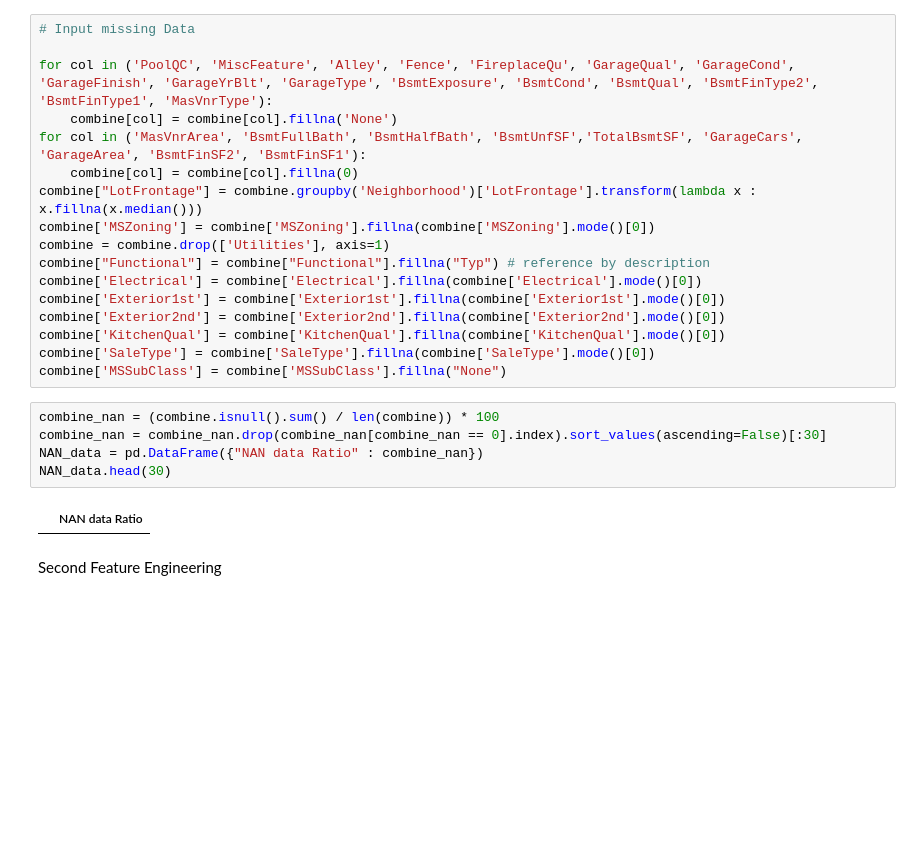
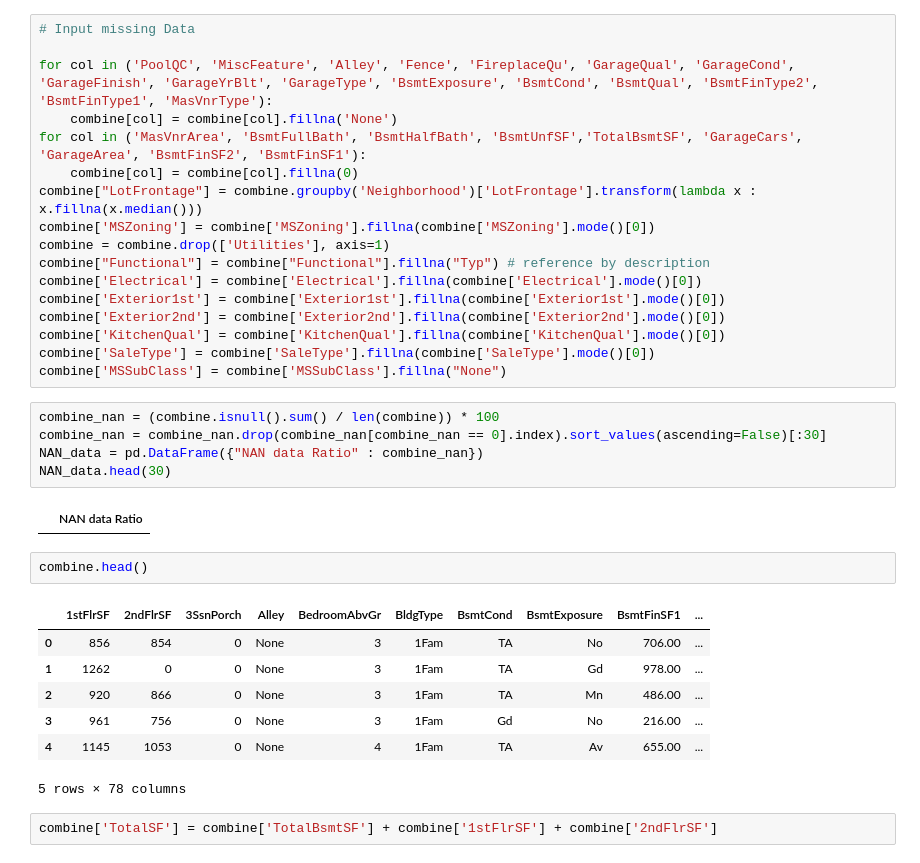
Before and after one commit to daehanchoi-dev/kaggle-HousePrice, a Jupyter notebook: HousePrice.ipynb, the cells around one changed output. Cells and saved outputs as stored; diff of their text form; blank space fills up the shorter version.

```diff
--- a/HousePrice.ipynb
+++ b/HousePrice.ipynb
@@ -252,5 +297,15 @@ NAN_data = pd.DataFrame({"NAN data Ratio" : combine_nan})
 NAN_data.head(30)
 # %% [output]
 |  | NAN data Ratio |
-# %% [markdown]
-Second Feature Engineering
+# %%
+combine.head()
+# %% [output]
+|  | 1stFlrSF | 2ndFlrSF | 3SsnPorch | Alley | BedroomAbvGr | BldgType | BsmtCond | BsmtExposure | BsmtFinSF1 | ... |
+| 0 | 856 | 854 | 0 | None | 3 | 1Fam | TA | No | 706.00 | ... |
+| 1 | 1262 | 0 | 0 | None | 3 | 1Fam | TA | Gd | 978.00 | ... |
+| 2 | 920 | 866 | 0 | None | 3 | 1Fam | TA | Mn | 486.00 | ... |
+| 3 | 961 | 756 | 0 | None | 3 | 1Fam | Gd | No | 216.00 | ... |
+| 4 | 1145 | 1053 | 0 | None | 4 | 1Fam | TA | Av | 655.00 | ... |
+5 rows × 78 columns
+# %%
+combine['TotalSF'] = combine['TotalBsmtSF'] + combine['1stFlrSF'] + combine['2ndFlrSF']
```
Also changed, not shown: parts of 25 cells of this notebook.
